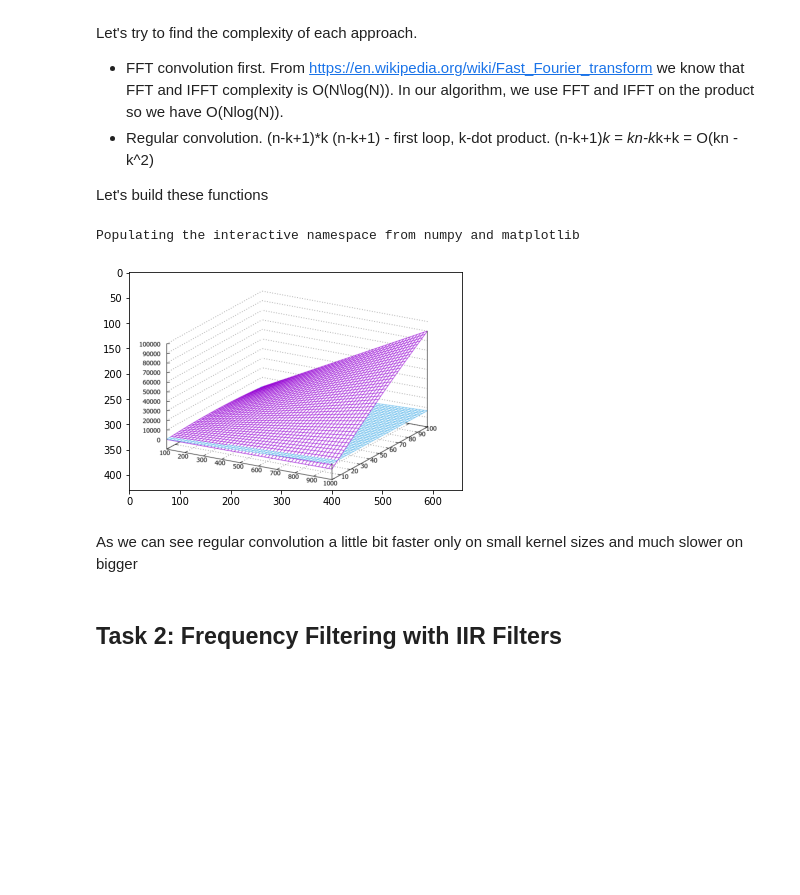
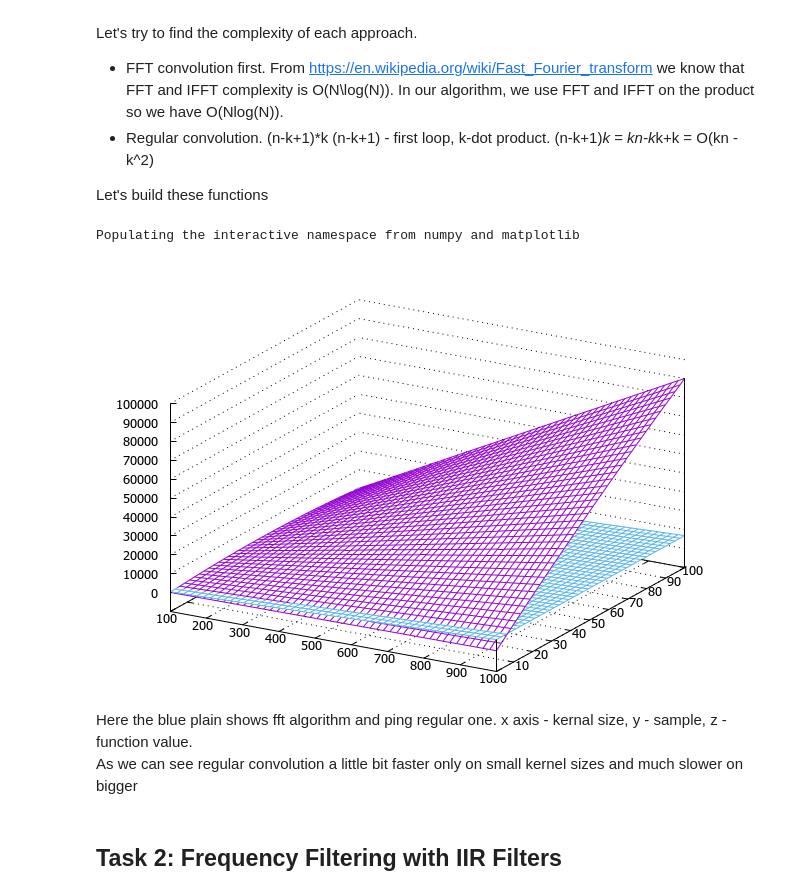
Before and after one commit to sham1lk/irc_dsp, a Jupyter notebook: lab3.ipynb, the cells around one changed output. Cells and saved outputs as stored; diff of their text form; code cells hidden in the pictures; blank space fills up the shorter version.

```diff
--- a/lab3.ipynb
+++ b/lab3.ipynb
@@ -164,15 +164,13 @@ Let's try to find the complexity of each approach.
 Let's build these functions
 # %%
 %pylab inline
-import matplotlib.pyplot as plt
-import matplotlib.image as mpimg
-img = mpimg.imread('compexitys.png')
-imgplot = plt.imshow(img)
-plt.show()
+from IPython import display
+display.Image("compexitys.png")
 # %% [output]
 Populating the interactive namespace from numpy and matplotlib
-[figure, old version]
+[figure, new version]
 # %% [markdown]
+Here the blue plain shows fft algorithm and ping regular one. x axis - kernal size, y - sample, z - function value.
 As we can see regular convolution a little bit faster only on small kernel sizes and much slower on bigger
 # %% [markdown]
 ## Task 2: Frequency Filtering with IIR Filters
```
